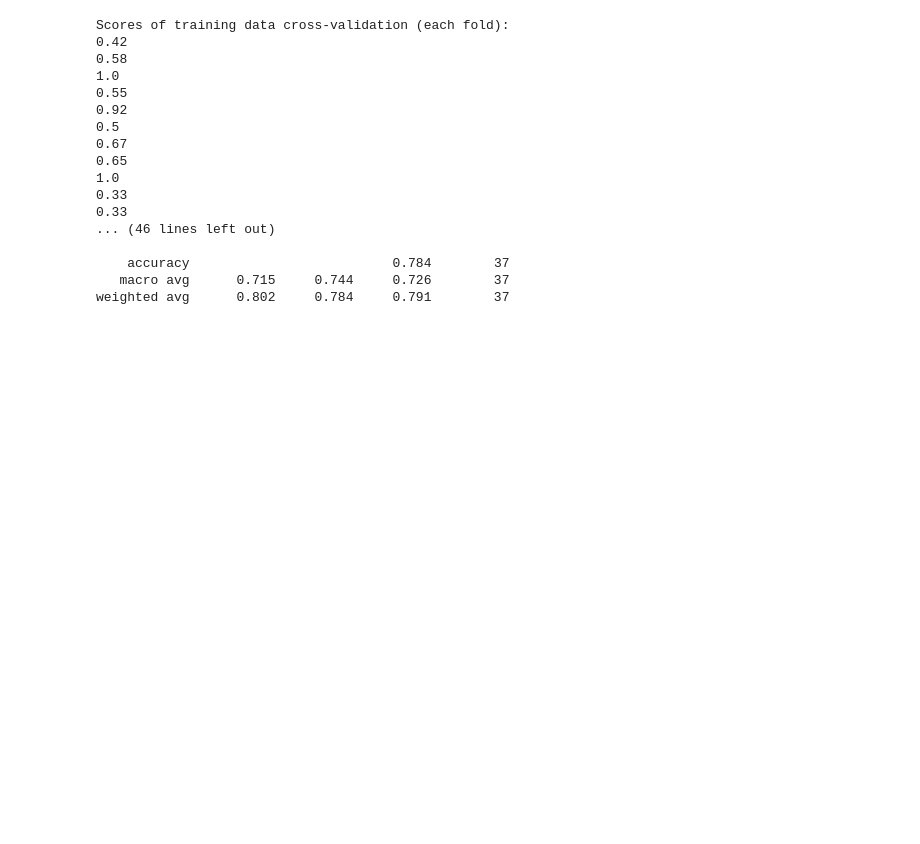
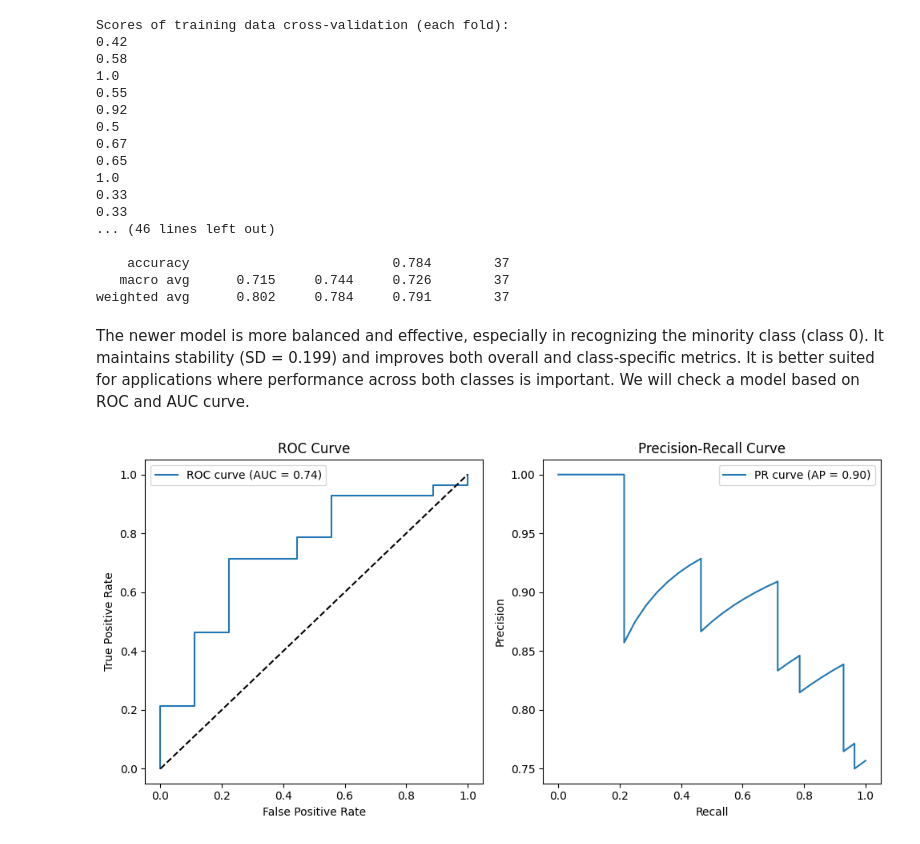
Before and after one commit to mmichalmas/AI_MED_Recruitment, a Jupyter notebook: main.py.ipynb, the cells around one changed output. Drawn from its saved outputs; the diff is of its cells as text; code cells hidden in the pictures; blank space fills up the shorter version.

Commit message:
Model Sumary and Evaluation

```diff
--- a/main.py.ipynb
+++ b/main.py.ipynb
@@ -235,3 +235,39 @@ Scores of training data cross-validation (each fold):
     accuracy                          0.784        37
    macro avg      0.715     0.744     0.726        37
 weighted avg      0.802     0.784     0.791        37
+# %% [markdown]
+The newer model is more balanced and effective, especially in recognizing the minority class (class 0). It maintains stability (SD = 0.199) and improves both overall and class-specific metrics. It is better suited for applications where performance across both classes is important. We will check a model based on ROC and AUC curve.
+# %%
+# Predict probabilities for ROC and PR curves
+y_proba = cross_val_predict(pipe_svc, X_train, y_train, method='predict_proba')[:, 1]  # Probabilities for class 1
+
+# Compute ROC curve and AUC
+fpr, tpr, _ = roc_curve(y_train, y_proba)
+roc_auc = auc(fpr, tpr)
+
+# Compute Precision-Recall curve and average precision
+precision, recall, _ = precision_recall_curve(y_train, y_proba)
+avg_precision = average_precision_score(y_train, y_proba)
+
+# Plot ROC curve
+plt.figure(figsize=(10, 5))
+plt.subplot(1, 2, 1)
+plt.plot(fpr, tpr, label=f'ROC curve (AUC = {roc_auc:.2f})')
+plt.plot([0, 1], [0, 1], 'k--')  # Diagonal line
+plt.xlabel('False Positive Rate')
+plt.ylabel('True Positive Rate')
+plt.title('ROC Curve')
+plt.legend()
+
+# Plot Precision-Recall curve
+plt.subplot(1, 2, 2)
+plt.plot(recall, precision, label=f'PR curve (AP = {avg_precision:.2f})')
+plt.xlabel('Recall')
+plt.ylabel('Precision')
+plt.title('Precision-Recall Curve')
+plt.legend()
+
+plt.tight_layout()
+plt.show()
+# %% [output]
+[figure, added]
```
Also changed, not shown: parts of 5 cells of this notebook.
